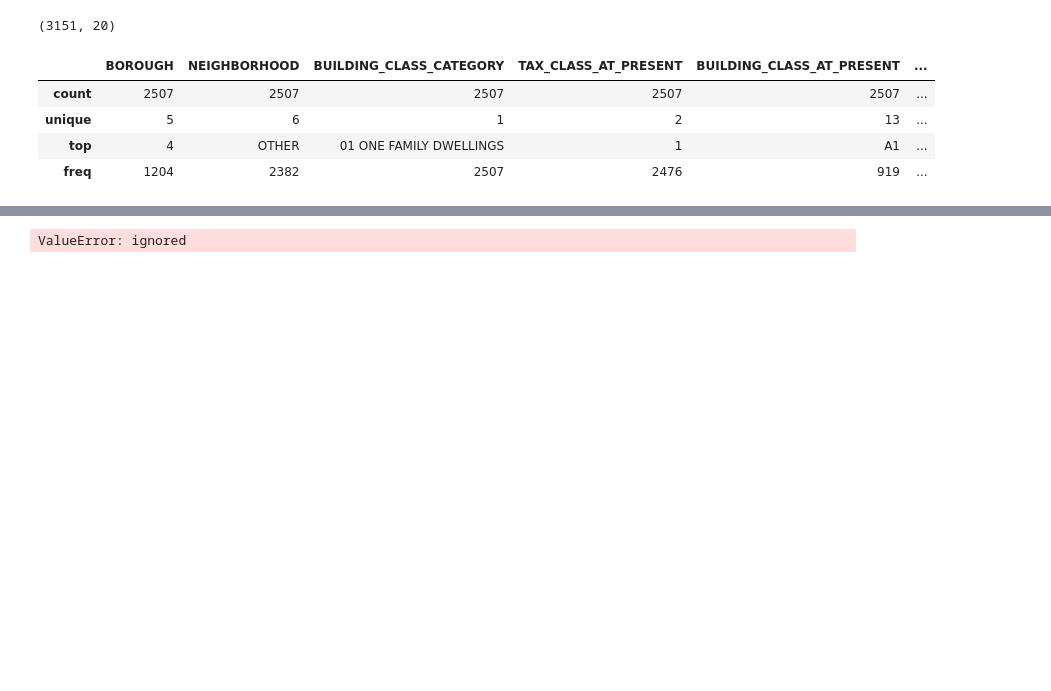
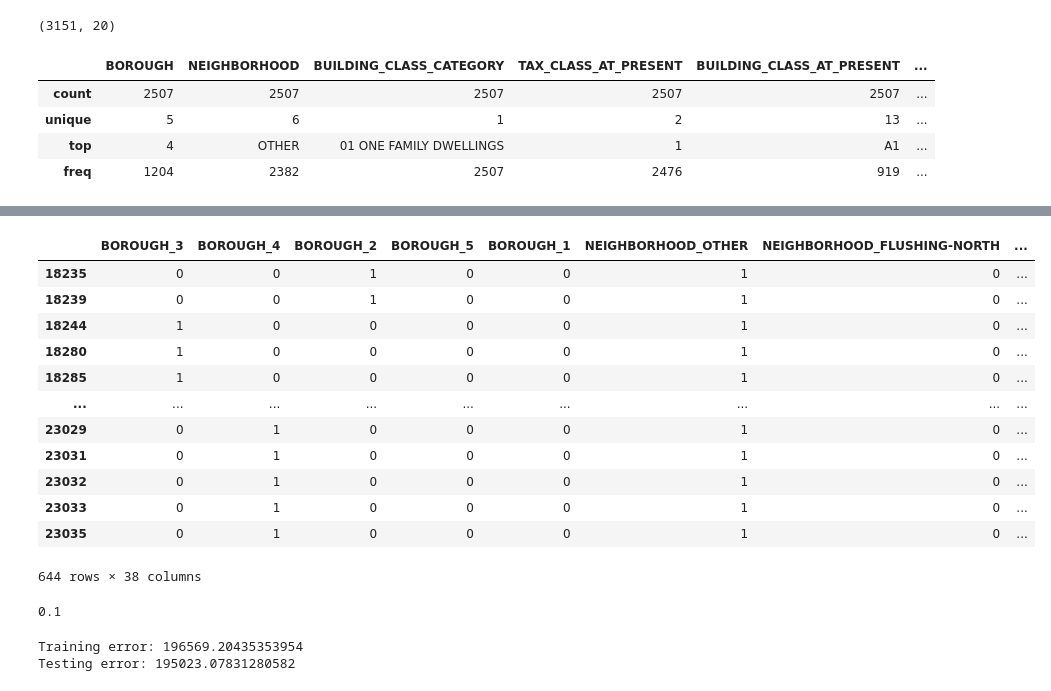
Before and after one commit to IvanCampos11/DS-Unit-2-Linear-Models, a Jupyter notebook: module3-ridge-regression/LS_DS_213_assignment.ipynb, the cells around one changed output, grey strips where cells are left out. Saved outputs shown, nothing was run; the diff lists cells and outputs as text; code cells hidden in the pictures; blank space fills up the shorter version.

```diff
--- a/module3-ridge-regression/LS_DS_213_assignment.ipynb
+++ b/module3-ridge-regression/LS_DS_213_assignment.ipynb
@@ -194 +200,19 @@ X_train
+# %%
+X_test_trans = ohe.transform(X_test_new)
+X_test_trans = pd.DataFrame(X_test_trans)
+X_test_trans
+# %% [output]
+|  | BOROUGH_3 | BOROUGH_4 | BOROUGH_2 | BOROUGH_5 | BOROUGH_1 | NEIGHBORHOOD_OTHER | NEIGHBORHOOD_FLUSHING-NORTH | ... |
+| 18235 | 0 | 0 | 1 | 0 | 0 | 1 | 0 | ... |
+| 18239 | 0 | 0 | 1 | 0 | 0 | 1 | 0 | ... |
+| 18244 | 1 | 0 | 0 | 0 | 0 | 1 | 0 | ... |
+| 18280 | 1 | 0 | 0 | 0 | 0 | 1 | 0 | ... |
+| 18285 | 1 | 0 | 0 | 0 | 0 | 1 | 0 | ... |
+| ... | ... | ... | ... | ... | ... | ... | ... | ... |
+| 23029 | 0 | 1 | 0 | 0 | 0 | 1 | 0 | ... |
+| 23031 | 0 | 1 | 0 | 0 | 0 | 1 | 0 | ... |
+| 23032 | 0 | 1 | 0 | 0 | 0 | 1 | 0 | ... |
+| 23033 | 0 | 1 | 0 | 0 | 0 | 1 | 0 | ... |
+| 23035 | 0 | 1 | 0 | 0 | 0 | 1 | 0 | ... |
+644 rows × 38 columns
 # %%
@@ -197,7 +221,24 @@ X_test = X_test.select_dtypes(include='number')
 # %%
 from sklearn.feature_selection import SelectKBest
 selector = SelectKBest(k=15)
-X_train_selected = selector.fit_transform(X_train, y_train)
-X_test_selected = selector.transform(X_test)
+X_train_selected = selector.fit_transform(X_train_trans, y_train)
+X_test_selected = selector.transform(X_test_trans)
-# %% [output]
-ValueError: ignored
+# %%
+from sklearn.linear_model import RidgeCV
+ridge = RidgeCV(alphas=[0.1, 1.0, 10.0], normalize=True)
+ridge.fit(X_train_selected, y_train)
+ridge.alpha_
+# %% [output]
+0.1
+# %%
+lr = LinearRegression()
+lr.fit(X_train_selected, y_train)
+
+mae1 = mean_absolute_error(y_train, lr.predict(X_train_selected))
+mae2 = mean_absolute_error(y_test, lr.predict(X_test_selected))
+
+print('Training error:', mae1)
+print('Testing error:', mae2)
+# %% [output]
+Training error: 196569.20435353954
+Testing error: 195023.07831280582
```
Also changed, not shown: parts of 5 cells of this notebook.
